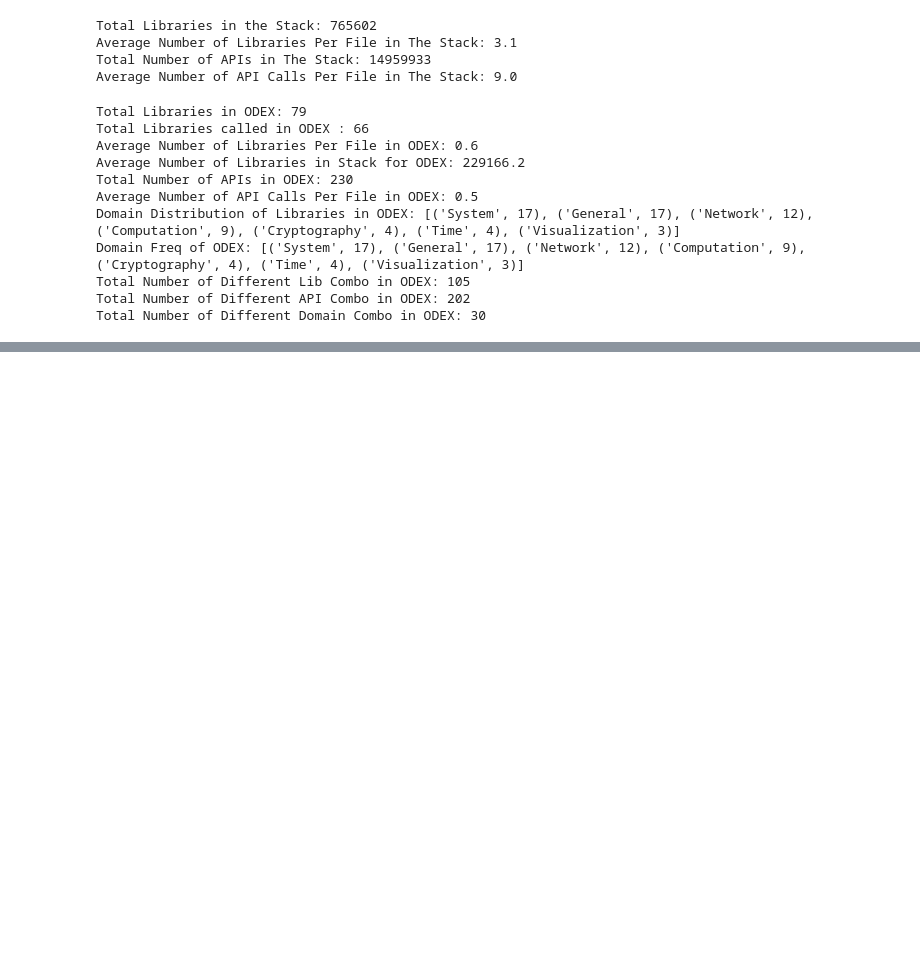
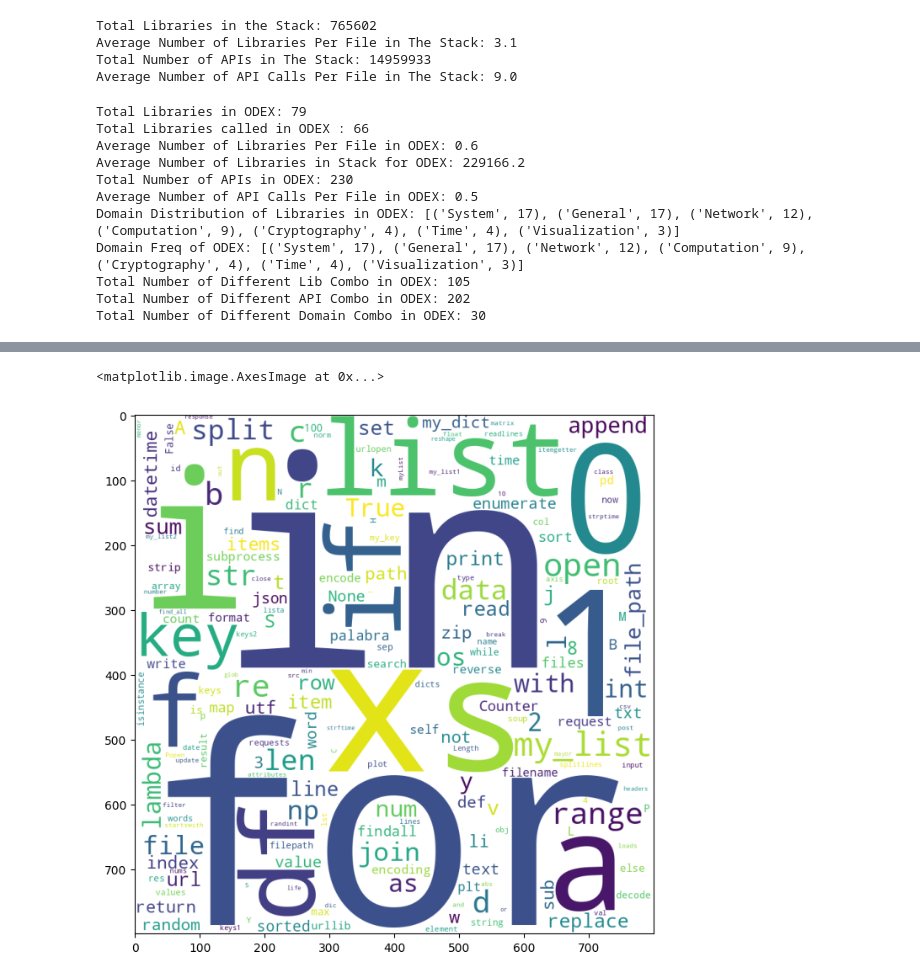
Before and after one commit to bigcode-project/bigcodebench-annotation, a Jupyter notebook: analysis/benchmark_analysis.ipynb, the cells around one changed output, grey strips where cells are left out. Drawn from its saved outputs; the diff is of its cells as text; code cells hidden in the pictures; blank space fills up the shorter version.

```diff
--- a/analysis/benchmark_analysis.ipynb
+++ b/analysis/benchmark_analysis.ipynb
@@ -208,0 +272,11 @@ Total Number of Different Domain Combo in OpenEval: 117
+# %%
+# wordcloud for the frequency of keywork in canonical_solution in ODEX
+wordcloud = WordCloud(width = 800, height = 800,
+                background_color ='white',
+                stopwords = None,
+                min_font_size = 3).generate_from_frequencies(Counter([word for l in odex_data for word in re.findall(r'\w+', l["canonical_solution"])]))
+plt.figure(figsize = (8, 8), facecolor = None)
+plt.imshow(wordcloud)
+# %% [output]
+<matplotlib.image.AxesImage at 0x...>
+[figure, added]
```
Also changed, not shown: parts of 8 cells of this notebook, 8 other files.
